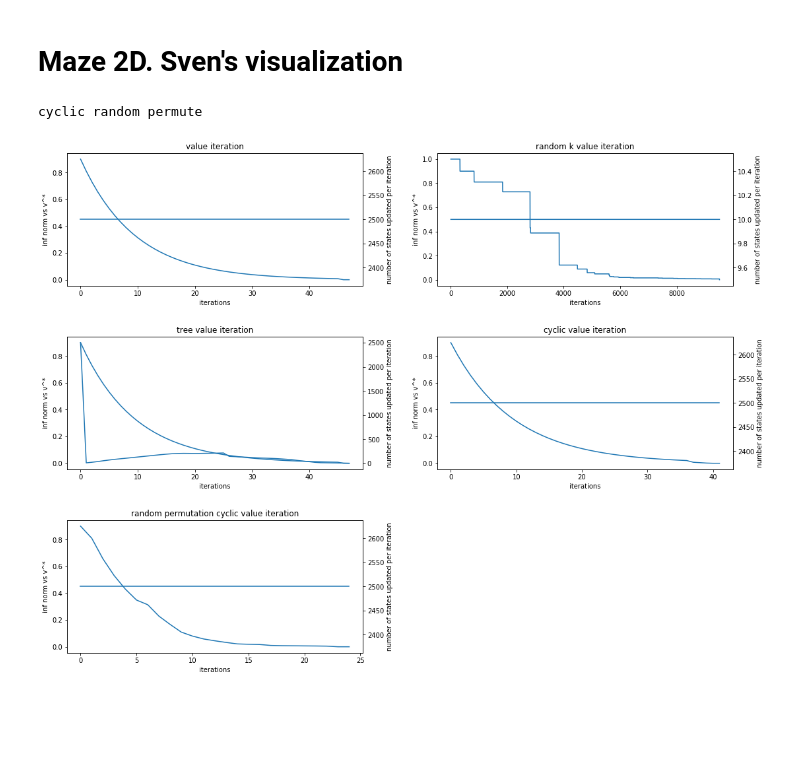
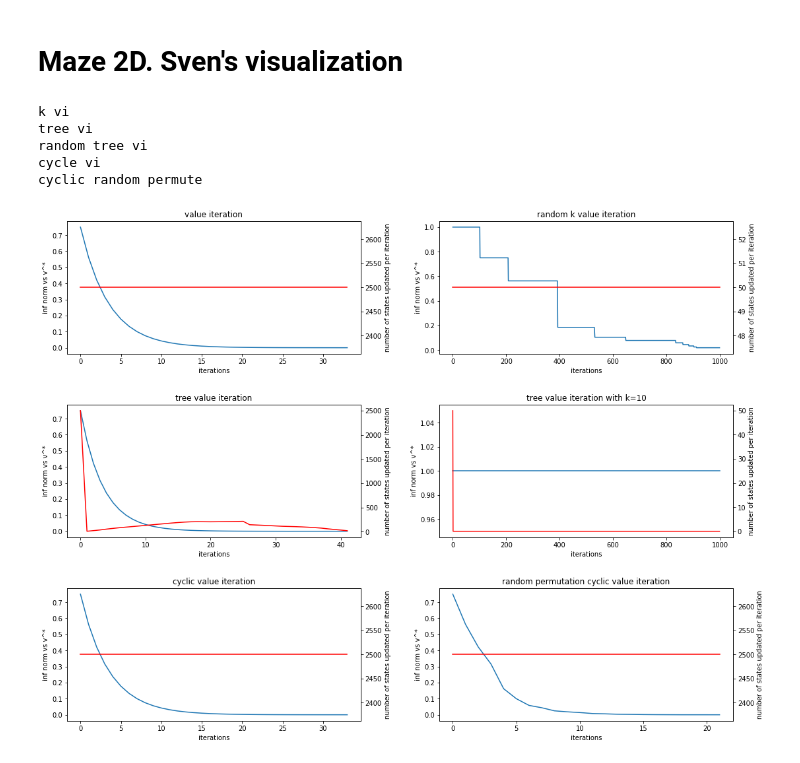
Before and after one commit to sven-lerner/cme_307_project, a Jupyter notebook: vi.ipynb, the cells around one changed output. Cells and saved outputs as stored; diff of their text form; code cells hidden in the pictures; blank space fills up the shorter version.

Commit message:
update notebook for sven plots

```diff
--- a/vi.ipynb
+++ b/vi.ipynb
@@ -210,18 +210,15 @@ plt.show()
 maze = RandomGridMaze(50, 50, 4, num_actions=4, seed=0)
 maze_actions, maze_transitions, maze_rewards, terminal_maze_state = maze.get_mdp()
 # %%
+k = 50
 fig = plt.figure(figsize=(16,12))
-
+discount = 0.75
 pure_vi, num_iter, _, _ = value_iteration(actions=maze_actions, transitions=maze_transitions, rewards=maze_rewards,
-               discount=0.9)
-# print(pure_vi)
-# print(num_iter)
+               discount=discount)
 policy_p_vi = get_greedy_policy(value_function=pure_vi, actions=maze_actions, transitions=maze_transitions, rewards=maze_rewards,
-               terminal_states=set(terminal_maze_state), discount=0.9)
-# print(policy_p_vi)
-# print()
+               terminal_states=set(terminal_maze_state), discount=discount)
 pure_vi_2, num_iter, vi_convergence, updates_per_iter = value_iteration(actions=maze_actions, transitions=maze_transitions, rewards=maze_rewards,
-               discount=0.9, log_converence=True, gt_vf=pure_vi)
+               discount=discount, log_converence=True, gt_vf=pure_vi)
 ax = fig.add_subplot(3, 2, 1)
 ax.set_title('value iteration')
 ax.set_ylabel('inf norm vs v^*')
@@ -230,13 +227,13 @@ ax.plot(vi_convergence)
 
 ax2 = ax.twinx()
 ax2.set_ylabel('number of states updated per iteration')
-ax2.plot(updates_per_iter)
+ax2.plot(updates_per_iter, 'r')
 
-
+print('k vi')
 k_vi, k_num_iter, rk_convergence, updates_per_iter = value_iteration(actions=maze_actions, transitions=maze_transitions, rewards=maze_rewards,
-               discount=0.9, vi_method='random-k', k=10, log_converence=True, gt_vf=pure_vi)
+               discount=discount, vi_method='random-k', k=k, log_converence=True, gt_vf=pure_vi)
 policy_k_vi = get_greedy_policy(value_function=k_vi, actions=maze_actions, transitions=maze_transitions, rewards=maze_rewards,
-               terminal_states=set(terminal_maze_state), discount=0.9)
+               terminal_states=set(terminal_maze_state), discount=discount)
 ax = fig.add_subplot(3, 2, 2)
 ax.set_title('random k value iteration')
 ax.set_ylabel('inf norm vs v^*')
@@ -245,13 +242,14 @@ ax.plot(rk_convergence)
 
 ax2 = ax.twinx()
 ax2.set_ylabel('number of states updated per iteration')
-ax2.plot(updates_per_iter)
+ax2.plot(updates_per_iter, 'r')
 
 
+print('tree vi')
 tree_vi, tree_num_iter, it_convergence, updates_per_iter = value_iteration(actions=maze_actions, transitions=maze_transitions, rewards=maze_rewards,
-               discount=0.9, vi_method='influence-tree', log_converence=True, gt_vf=pure_vi)
+               discount=discount, vi_method='influence-tree', log_converence=True, gt_vf=pure_vi)
 policy_tree_vi = get_greedy_policy(value_function=tree_vi, actions=maze_actions, transitions=maze_transitions, rewards=maze_rewards,
-               terminal_states=set(terminal_maze_state), discount=0.9)
+               terminal_states=set(terminal_maze_state), discount=discount)
 ax = fig.add_subplot(3, 2, 3)
 ax.set_title('tree value iteration')
 ax.set_ylabel('inf norm vs v^*')
@@ -260,41 +258,63 @@ ax.plot(it_convergence)
 
 ax2 = ax.twinx()
 ax2.set_ylabel('number of states updated per iteration')
-ax2.plot(updates_per_iter)
+ax2.plot(updates_per_iter, 'r')
 
 
+print('random tree vi')
+tree_vi, tree_num_iter, it_convergence, updates_per_iter = value_iteration(actions=maze_actions, transitions=maze_transitions, rewards=maze_rewards,
+               discount=discount, vi_method='influence-tree', log_converence=True, gt_vf=pure_vi, k=k)
+policy_tree_vi = get_greedy_policy(value_function=tree_vi, actions=maze_actions, transitions=maze_transitions, rewards=maze_rewards,
+               terminal_states=set(terminal_maze_state), discount=discount)
+ax = fig.add_subplot(3, 2, 4)
+ax.set_title('tree value iteration with k=10')
+ax.set_ylabel('inf norm vs v^*')
+ax.set_xlabel('iterations')
+ax.plot(it_convergence)
+
+ax2 = ax.twinx()
+ax2.set_ylabel('number of states updated per iteration')
+ax2.plot(updates_per_iter, 'r')
+
+
+print('cycle vi')
 cyclic_vi, cyclic_num_iter, cvi_convergence, updates_per_iter = value_iteration(actions=maze_actions, transitions=maze_transitions, rewards=maze_rewards,
-               discount=0.9, vi_method='cyclic-vi', log_converence=True, gt_vf=pure_vi)
+               discount=discount, vi_method='cyclic-vi', log_converence=True, gt_vf=pure_vi)
 policy_cyclic_vi = get_greedy_policy(value_function=cyclic_vi, actions=maze_actions, transitions=maze_transitions, rewards=maze_rewards,
-               terminal_states=set(terminal_maze_state), discount=0.9)
-ax = fig.add_subplot(3, 2, 4)
+               terminal_states=set(terminal_maze_state), discount=discount)
+ax = fig.add_subplot(3, 2, 5)
 ax.set_title('cyclic value iteration')
 ax.set_ylabel('inf norm vs v^*')
 ax.set_xlabel('iterations')
 ax.plot(cvi_convergence)
 
 ax2 = ax.twinx()
 ax2.set_ylabel('number of states updated per iteration')
-ax2.plot(updates_per_iter)
+ax2.plot(updates_per_iter, 'r')
+
 
 print('cyclic random permute')
 rp_cyclic_vi, rp_cyclic_num_iter, c_vi_rp_convergence, updates_per_iter = value_iteration(actions=maze_actions, transitions=maze_transitions, rewards=maze_rewards,
-               discount=0.9, vi_method='cyclic-vi-rp', log_converence=True, gt_vf=pure_vi)
+               discount=discount, vi_method='cyclic-vi-rp', log_converence=True, gt_vf=pure_vi)
 rp_policy_cyclic_vi = get_greedy_policy(value_function=rp_cyclic_vi, actions=maze_actions, transitions=maze_transitions, rewards=maze_rewards,
-               terminal_states=set(terminal_maze_state), discount=0.9)
-ax = fig.add_subplot(3, 2, 5)
+               terminal_states=set(terminal_maze_state), discount=discount)
+ax = fig.add_subplot(3, 2, 6)
 ax.set_title('random permutation cyclic value iteration')
 ax.set_ylabel('inf norm vs v^*')
 ax.set_xlabel('iterations')
 ax.plot(c_vi_rp_convergence)
 
 ax2 = ax.twinx()
 ax2.set_ylabel('number of states updated per iteration')
-ax2.plot(updates_per_iter)
+ax2.plot(updates_per_iter, 'r')
 
 fig.tight_layout(pad=3.0)
 
 plt.show()
 # %% [output]
+k vi
+tree vi
+random tree vi
+cycle vi
 cyclic random permute
-[figure, old version]
+[figure, new version]
```
